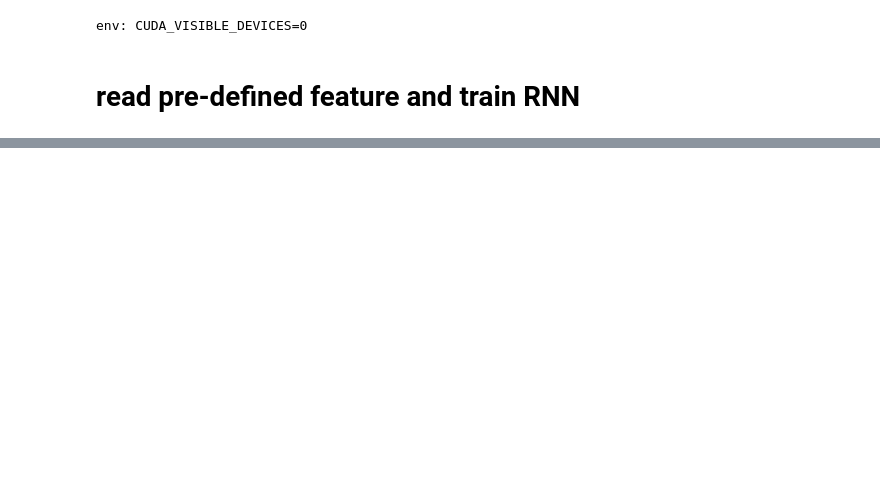
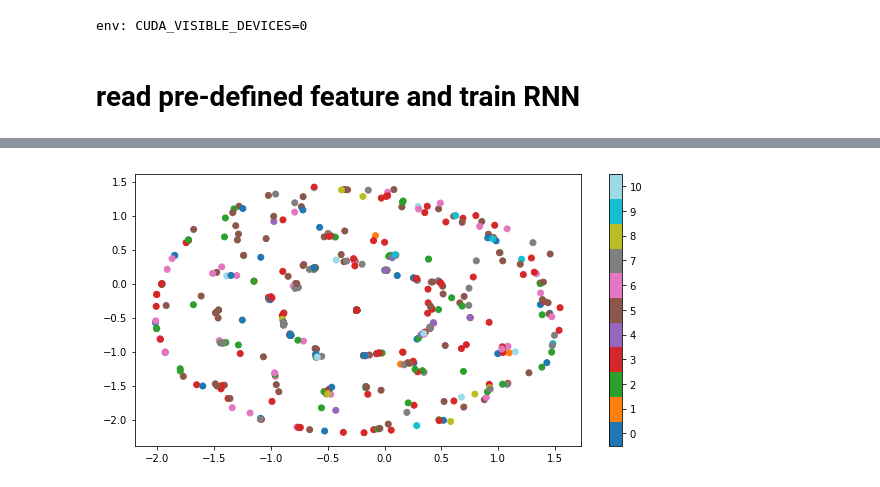
Before and after one commit to thtang/DLCV2018SPRING, a Jupyter notebook: hw5/train/RNN_classification.ipynb, the cells around one changed output, grey strips where cells are left out. Drawn from its saved outputs; the diff is of its cells as text; code cells hidden in the pictures; blank space fills up the shorter version.

```diff
--- a/hw5/train/RNN_classification.ipynb
+++ b/hw5/train/RNN_classification.ipynb
@@ -154,0 +171,7 @@ torch.cuda.empty_cache()
+# %%
+# CNN feature
+valid_features[1].shape
+CNN_feautures = []
+for seq_feature in valid_features:
+    CNN_feautures.append(torch.mean(valid_features[1],0).numpy())
+CNN_features = np.array(CNN_feautures)
@@ -154,0 +202,12 @@ torch.cuda.empty_cache()
+# %%
+CNN_features_2d = TSNE(n_components=2, perplexity=30.0, random_state=38).fit_transform(CNN_features)
+# %%
+cm = plt.cm.get_cmap("tab20", 11)
+plt.figure(figsize=(10,5))
+plt.scatter(CNN_features_2d[:,0], CNN_features_2d[:,1], c=valid_y, cmap=cm)
+plt.colorbar(ticks=range(11))
+plt.clim(-0.5, 10.5)
+plt.savefig("CNN_tsne.png")
+plt.show()
+# %% [output]
+[figure, added]
```
Also changed, not shown: parts of 16 cells of this notebook, 9 other files.
